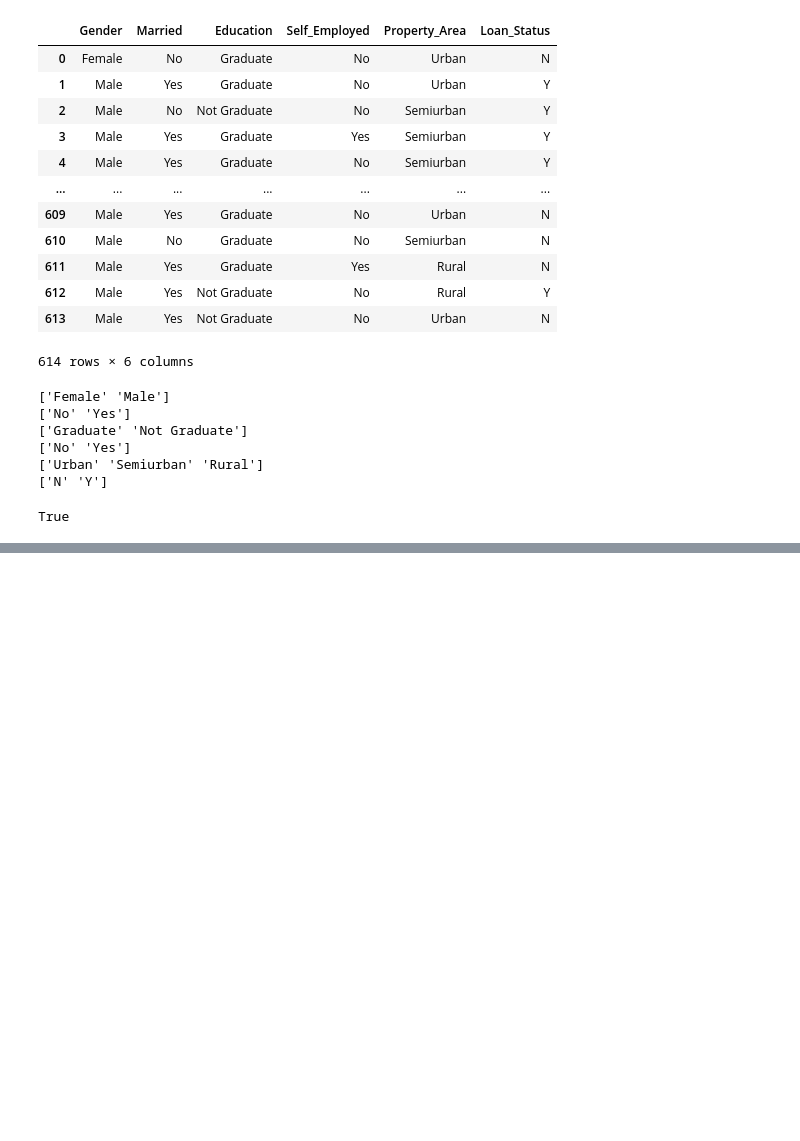
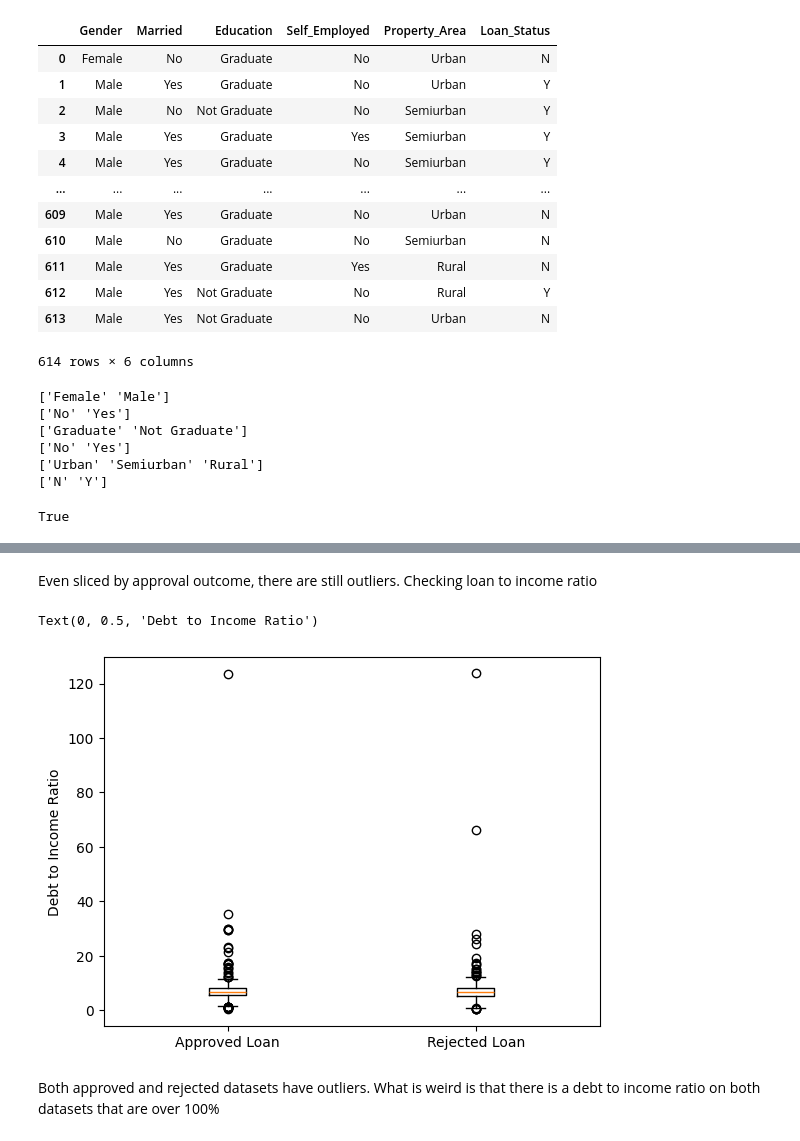
Before and after one commit to pascal-inboxes1b/LoanEligibilityPrediction, a Jupyter notebook: Data Wrangling.ipynb, the cells around one changed output, grey strips where cells are left out. Drawn from its saved outputs; the diff is of its cells as text; code cells hidden in the pictures; blank space fills up the shorter version.

```diff
--- a/Data Wrangling.ipynb
+++ b/Data Wrangling.ipynb
@@ -191,0 +178,12 @@ plt.show()
+# %% [markdown]
+Even sliced by approval outcome, there are still outliers. Checking loan to income ratio
+# %%
+fig, ax = plt.subplots()
+ax.boxplot([approved_df['Debt_To_Income_Ratio'], rejected_df['Debt_To_Income_Ratio']])
+ax.set_xticklabels(['Approved Loan', 'Rejected Loan'])
+ax.set_ylabel('Debt to Income Ratio')
+# %% [output]
+Text(0, 0.5, 'Debt to Income Ratio')
+[figure, added]
+# %% [markdown]
+Both approved and rejected datasets have outliers. What is weird is that there is a debt to income ratio on both datasets that are over 100%
```
Also changed, not shown: parts of 29 cells of this notebook.
